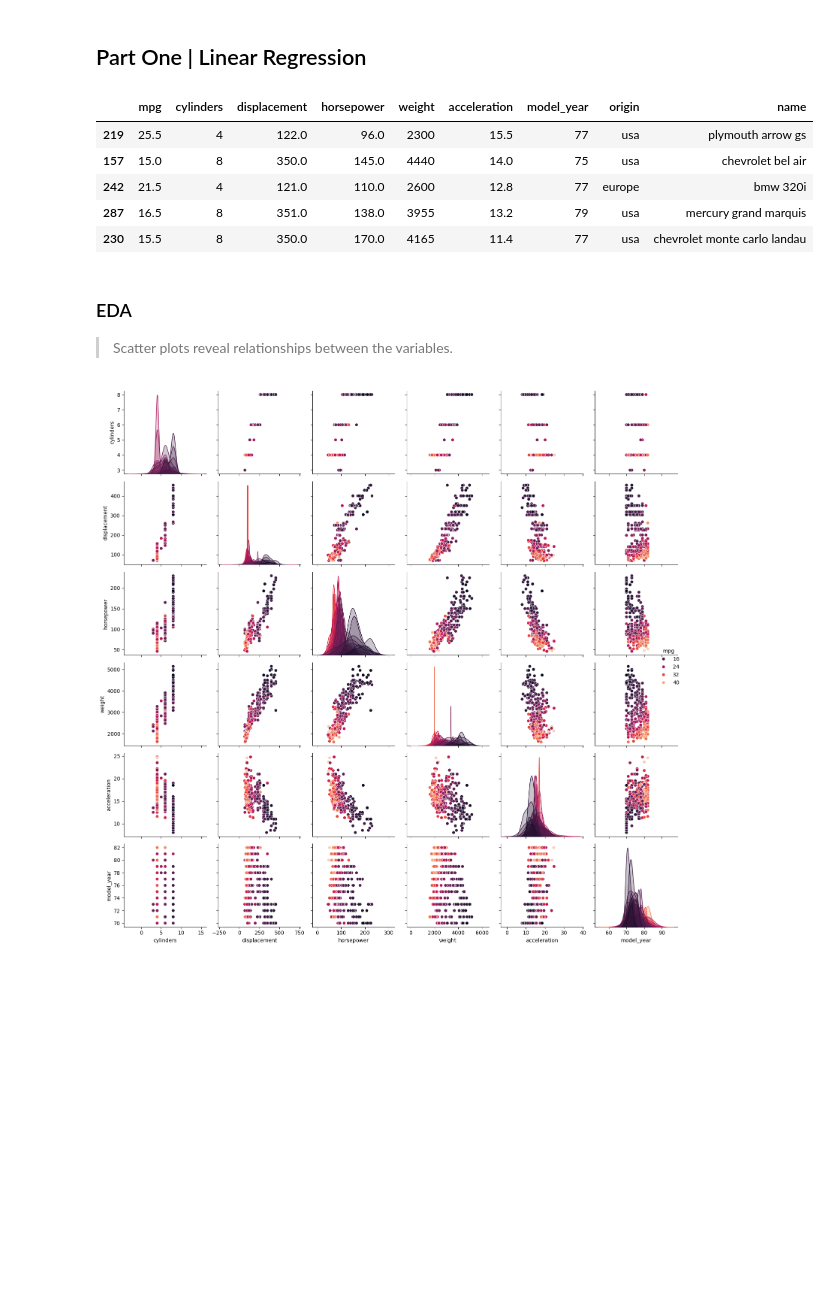
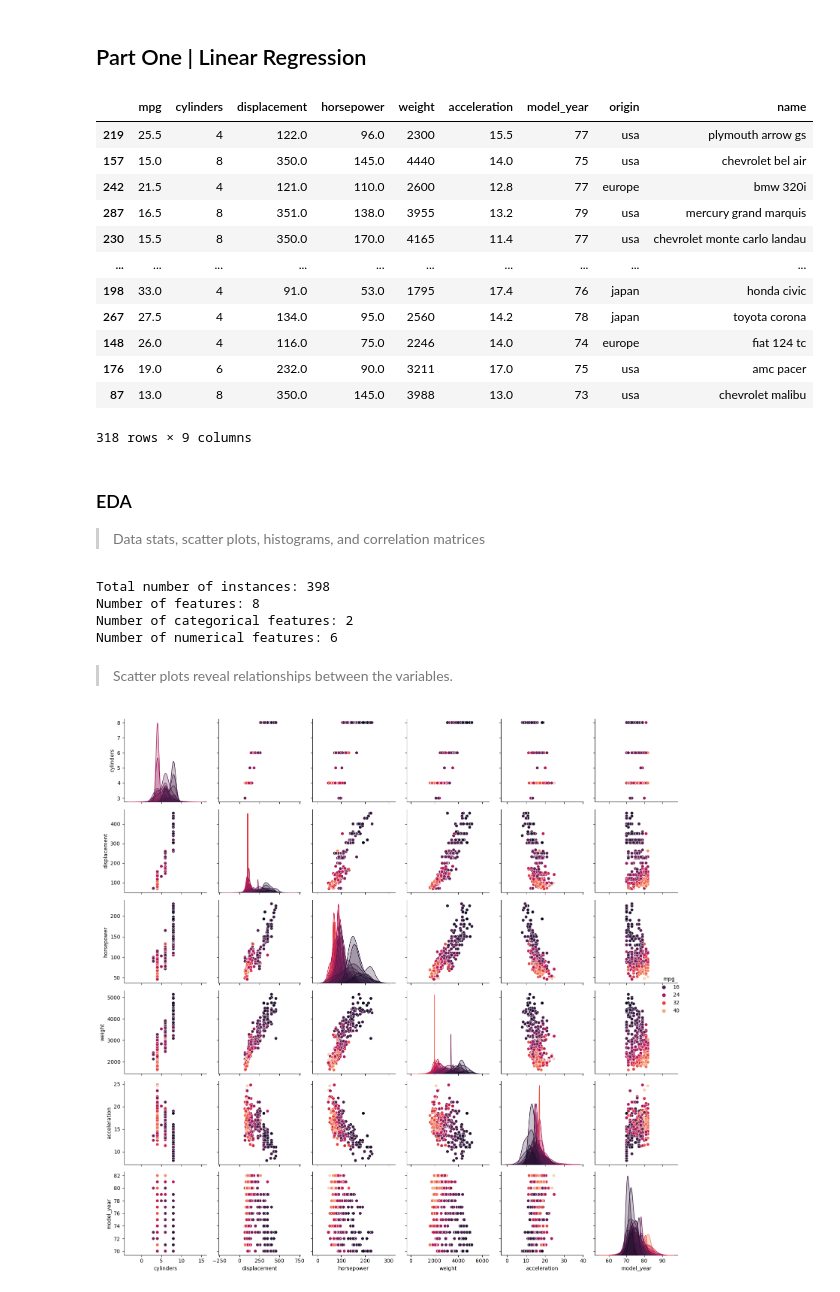
Before and after one commit to R-802/AIML231_T1_2024, a Jupyter notebook: Assignment_3/AIML231 Assignment 3.ipynb, the cells around one changed output. Cells and saved outputs as stored; diff of their text form; code cells hidden in the pictures; blank space fills up the shorter version.

```diff
--- a/Assignment_3/AIML231 Assignment 3.ipynb
+++ b/Assignment_3/AIML231 Assignment 3.ipynb
@@ -8,20 +8,56 @@ This assignment focuses on the design and implementation of a multi-layer percep
 # %%
 import seaborn as sns
 from sklearn.model_selection import train_test_split
 
 df = sns.load_dataset('mpg')
-train, test = train_test_split(df, test_size=0.2, random_state=231)
-train.head()
+X = df.drop('mpg', axis=1)
+y = df['mpg']
+
+X_train, X_test, y_train, y_test = train_test_split(X, y, test_size=0.2, random_state=231)
 # %% [output]
 |  | mpg | cylinders | displacement | horsepower | weight | acceleration | model_year | origin | name |
 | 219 | 25.5 | 4 | 122.0 | 96.0 | 2300 | 15.5 | 77 | usa | plymouth arrow gs |
 | 157 | 15.0 | 8 | 350.0 | 145.0 | 4440 | 14.0 | 75 | usa | chevrolet bel air |
 | 242 | 21.5 | 4 | 121.0 | 110.0 | 2600 | 12.8 | 77 | europe | bmw 320i |
 | 287 | 16.5 | 8 | 351.0 | 138.0 | 3955 | 13.2 | 79 | usa | mercury grand marquis |
 | 230 | 15.5 | 8 | 350.0 | 170.0 | 4165 | 11.4 | 77 | usa | chevrolet monte carlo landau |
+| ... | ... | ... | ... | ... | ... | ... | ... | ... | ... |
+| 198 | 33.0 | 4 | 91.0 | 53.0 | 1795 | 17.4 | 76 | japan | honda civic |
+| 267 | 27.5 | 4 | 134.0 | 95.0 | 2560 | 14.2 | 78 | japan | toyota corona |
+| 148 | 26.0 | 4 | 116.0 | 75.0 | 2246 | 14.0 | 74 | europe | fiat 124 tc |
+| 176 | 19.0 | 6 | 232.0 | 90.0 | 3211 | 17.0 | 75 | usa | amc pacer |
+| 87 | 13.0 | 8 | 350.0 | 145.0 | 3988 | 13.0 | 73 | usa | chevrolet malibu |
+318 rows × 9 columns
 # %% [markdown]
 ### EDA
-> Scatter plots reveal relationships between the variables.
+> Data stats, scatter plots, histograms, and correlation matrices
+# %%
+def stats(df, exclude_feature=None):
+    # If exclude_feature is provided, drop it from the DataFrame
+    if exclude_feature and exclude_feature in df.columns:
+        df = df.drop(exclude_feature, axis=1)
+
+    # Number of instances and features
+    num_instances = df.shape[0]
+    num_features = df.shape[1]
+    print(f"Total number of instances: {num_instances}")
+    print(f"Number of features: {num_features}")
+
+    # Distinguishing between categorical and numerical features
+    categorical_features = df.select_dtypes(include=['object', 'category']).columns.tolist()
+    numerical_features = df.select_dtypes(include=['int64', 'float64']).columns.tolist()
+
+    print(f"Number of categorical features: {len(categorical_features)}")
+    print(f"Number of numerical features: {len(numerical_features)}")
+
+stats(df, exclude_feature='mpg')
+# %% [output]
+Total number of instances: 398
+Number of features: 8
+Number of categorical features: 2
+Number of numerical features: 6
+# %% [markdown]
+> Scatter plots reveal relationships between the variables.
 # %%
 import matplotlib.pyplot as plt
 import seaborn as sns
```
Also changed, not shown: parts of 5 cells of this notebook, 1 other file.
